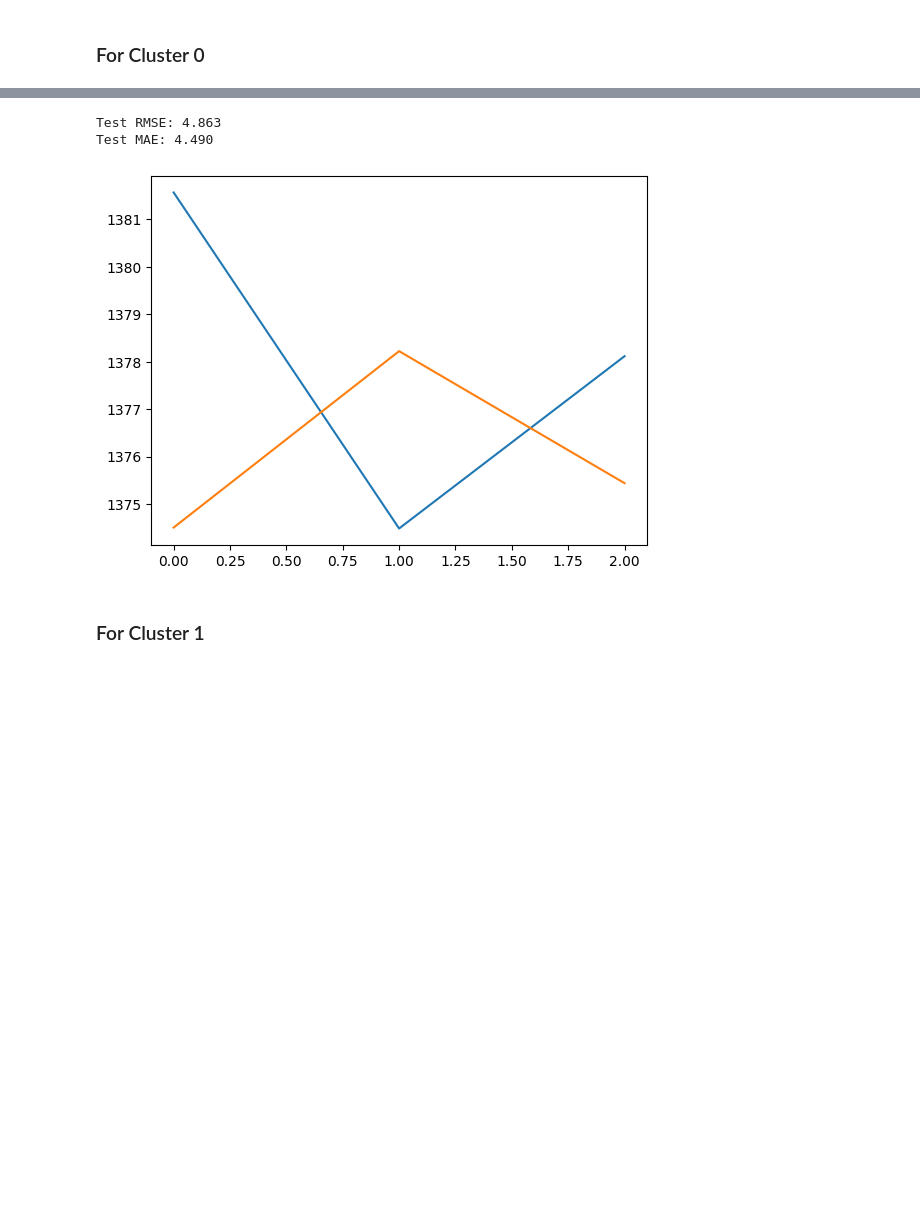
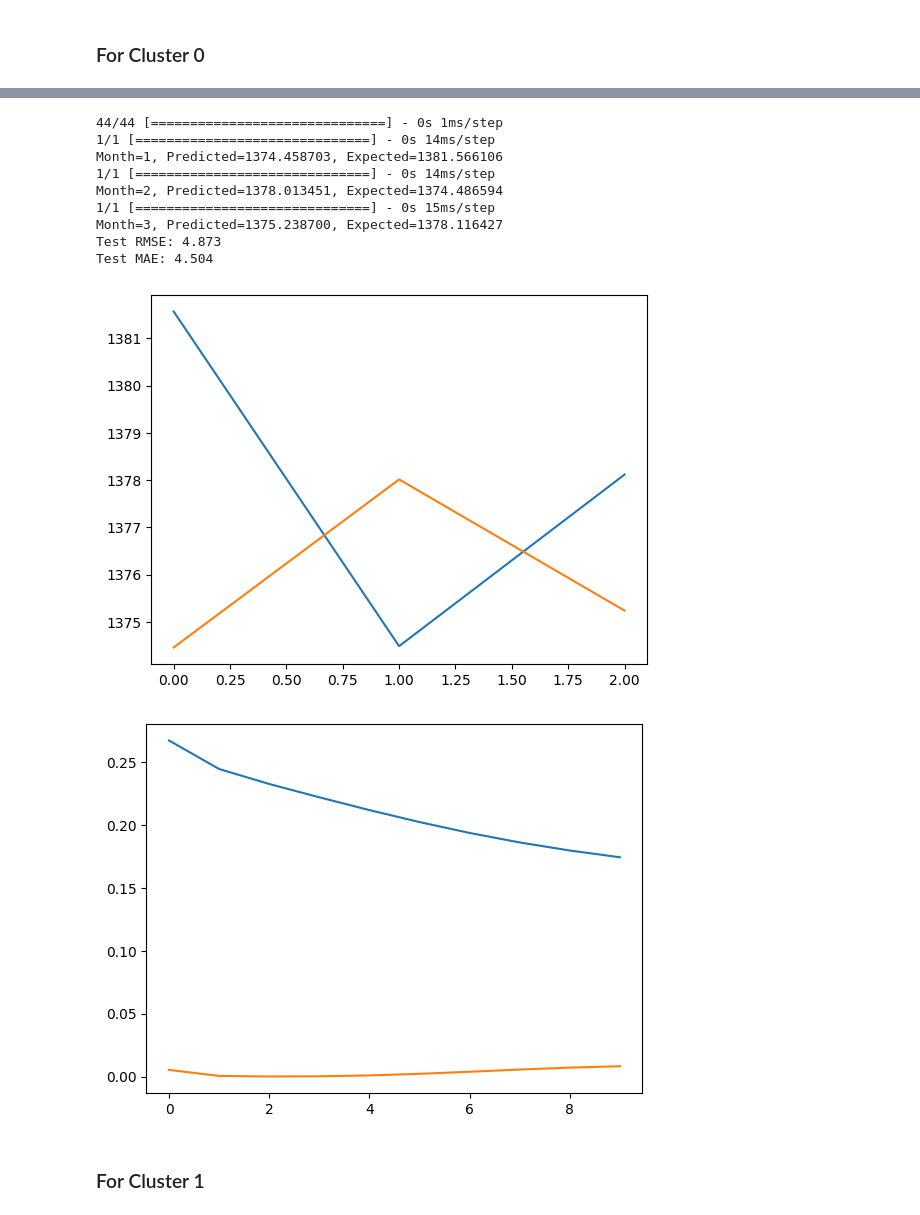
Before and after one commit to sam23121/energy_consumption, a Jupyter notebook: notebooks/final_time_series_with_LSTM2.ipynb, the cells around one changed output, grey strips where cells are left out. Saved outputs shown, nothing was run; the diff lists cells and outputs as text; code cells hidden in the pictures; blank space fills up the shorter version.

```diff
--- a/notebooks/final_time_series_with_LSTM2.ipynb
+++ b/notebooks/final_time_series_with_LSTM2.ipynb
@@ -75,7 +70,7 @@ def invert_scale(scaler, X, value):
 
 
 # fit an LSTM network to training data
-def fit_lstm(train, batch_size, nb_epoch, neurons):
+def fit_lstm(train, batch_size, nb_epoch, neurons, validation_split=0.02, patience=3):
 	X, y = train[:, 0:-1], train[:, -1]
 	X = X.reshape(X.shape[0], 1, X.shape[1])
 	model = Sequential()
@@ -83,21 +78,29 @@ def fit_lstm(train, batch_size, nb_epoch, neurons):
 	model.add(Dense(1))
 	model.compile(loss='mean_squared_error', optimizer='adam')
 
-	history = {'loss': []}
+	history = {'loss': [], 'val_loss': []}
+	early_stopping = EarlyStopping(monitor='loss', patience=patience, restore_best_weights=True)
+
 
 	for i in range(nb_epoch):
-		hist = model.fit(X, y, epochs=1, batch_size=batch_size, verbose=0, shuffle=False)
+		hist = model.fit(X, y, epochs=1, batch_size=batch_size, verbose=0, shuffle=False, validation_split=validation_split, callbacks=[early_stopping])
 		history['loss'].append(hist.history['loss'][0])
+		history['val_loss'].append(hist.history['val_loss'][0])
 		model.reset_states()
 
 	return model, history
-	# for i in range(nb_epoch):
-	# 	model.fit(X, y, epochs=1, batch_size=batch_size, verbose=0, shuffle=False)
-	# 	model.reset_states()
-	# return model
+
 
 # make a one-step forecast
 def forecast_lstm(model, batch_size, X):
 	X = X.reshape(1, 1, len(X))
 	yhat = model.predict(X, batch_size=batch_size)
 	return yhat[0,0]
+# %%
+### Global Variables
+NB_EPOCH = 10
+NEURONS = 32
+BATCH_SIZE = 1
+TEST_SIZE = -3
+# %%
+test_total = []
@@ -104,20 +158,2 @@ def forecast_lstm(model, batch_size, X):
 # %% [markdown]
 ### For Cluster 0
-# %%
-diff_values = difference(raw_values, 1)
-
-# transform data to be supervised learning
-supervised = timeseries_to_supervised(diff_values, 1)
-supervised_values = supervised.values
-
-# split data into train and test-sets
-train, test = supervised_values[0:-3], supervised_values[-3:]
-
-# transform the scale of the data
-scaler, train_scaled, test_scaled = scale(train, test)
-
-# fit the model
-lstm_model, history = fit_lstm(train_scaled, 1, 10, 32)
-# forecast the entire training dataset to build up state for forecasting
-train_reshaped = train_scaled[:, 0].reshape(len(train_scaled), 1, 1)
-lstm_model.predict(train_reshaped, batch_size=1)
@@ -171,17 +160,16 @@ Month=3, Predicted=1375.441191, Expected=1378.116427
-# %%
-# report performance
-rmse = sqrt(mean_squared_error(raw_values[-3:], predictions))
-print('Test RMSE: %.3f' % rmse)
-
-mae = mean_absolute_error(raw_values[-3:], predictions)
-print('Test MAE: %.3f' % mae)
-# line plot of observed vs predicted
-pyplot.plot(raw_values[-3:])
-pyplot.plot(predictions)
-pyplot.show()
-# %% [output]
-Test RMSE: 4.863
-Test MAE: 4.490
-[figure, removed]
+# %%
+train(raw_values)
+# %% [output]
+44/44 [==============================] - 0s 1ms/step
+1/1 [==============================] - 0s 14ms/step
+Month=1, Predicted=1374.458703, Expected=1381.566106
+1/1 [==============================] - 0s 14ms/step
+Month=2, Predicted=1378.013451, Expected=1374.486594
+1/1 [==============================] - 0s 15ms/step
+Month=3, Predicted=1375.238700, Expected=1378.116427
+Test RMSE: 4.873
+Test MAE: 4.504
+[figure, added]
+[figure, added]
 # %% [markdown]
 ### For Cluster 1
```
Also changed, not shown: parts of 13 cells of this notebook, 1 other file.
